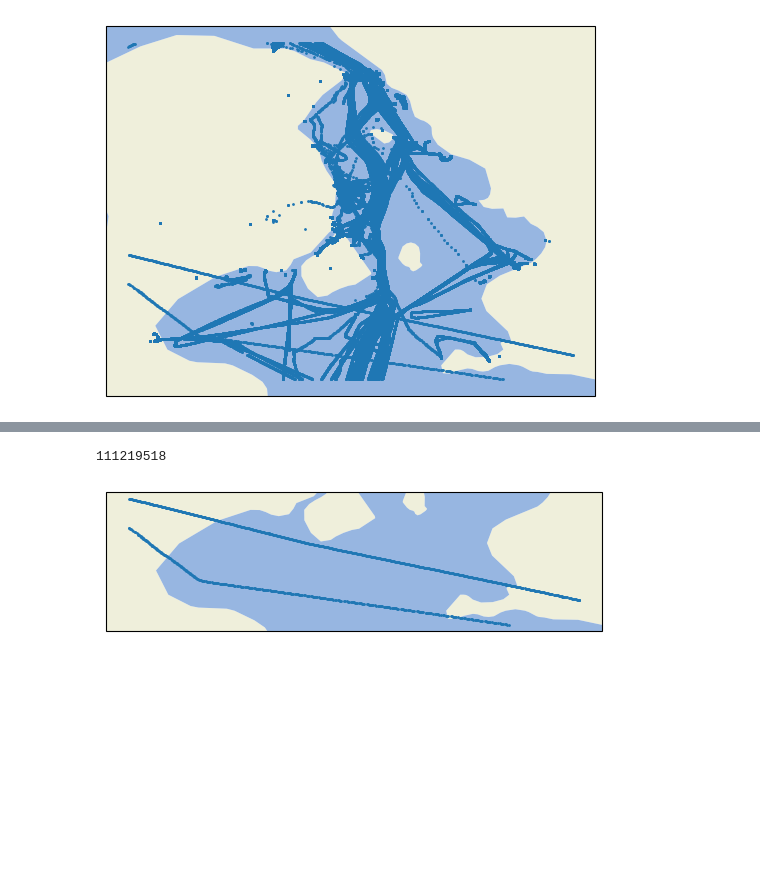
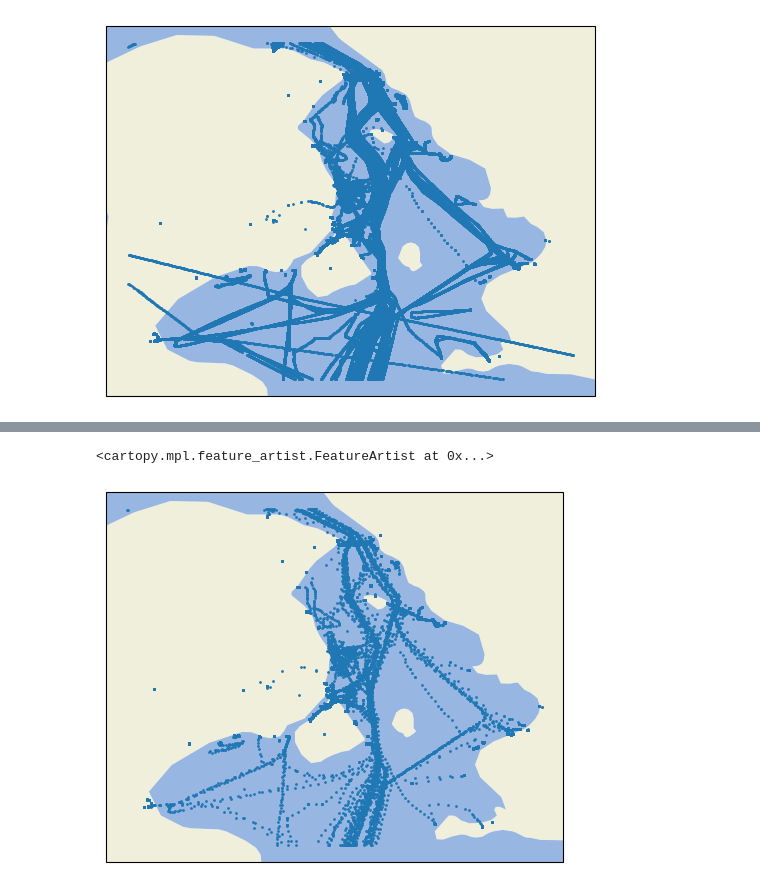
Before and after one commit to asgermik/AIS_project, a Jupyter notebook: Trials/Plotting_oresund_data.ipynb, the cells around one changed output, grey strips where cells are left out. Drawn from its saved outputs; the diff is of its cells as text; code cells hidden in the pictures; blank space fills up the shorter version.

Commit message:
Fooled around with data for Oresund, gaining insights in filtering

```diff
--- a/Trials/Plotting_oresund_data.ipynb
+++ b/Trials/Plotting_oresund_data.ipynb
@@ -23,16 +52,11 @@ ax.add_feature(cfeature.OCEAN)
 # %%
-#Finding an interesting MMSI
-
-MMSI_interest = data.iloc[data['Longitude'].argmax()]['MMSI']
-temp_data = data[data['MMSI']==MMSI_interest]
-
+#Plotting the filtered data!
 fig, ax = plt.subplots(subplot_kw={'projection': ccrs.PlateCarree()})
+temp_data = pd.read_csv('../data/oresund/'+date+'_filtered.csv')
 ax.plot(temp_data['Longitude'], temp_data['Latitude'], 'o', markersize=1, transform=ccrs.PlateCarree())
 
 ax.add_feature(cfeature.LAND)
 ax.add_feature(cfeature.OCEAN)
-
-print(MMSI_interest)
 # %% [output]
-111219518
+<cartopy.mpl.feature_artist.FeatureArtist at 0x...>
-[figure, old version]
+[figure, new version]
```
Also changed, not shown: parts of 2 cells of this notebook, 6 other files.
